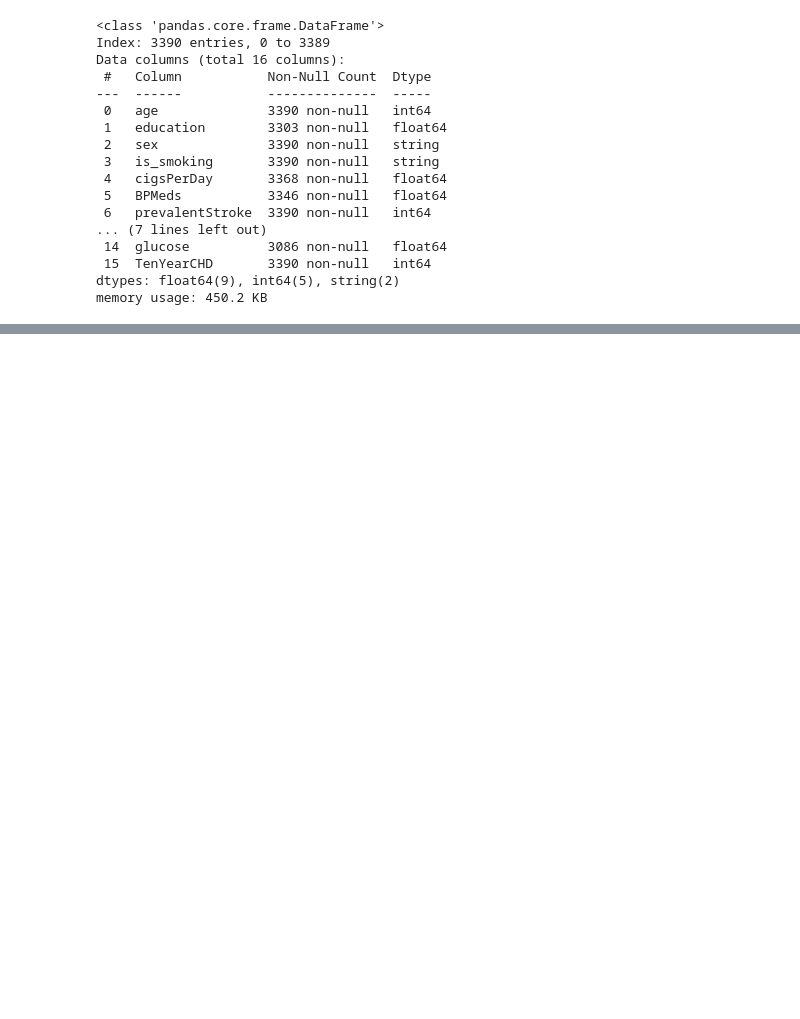
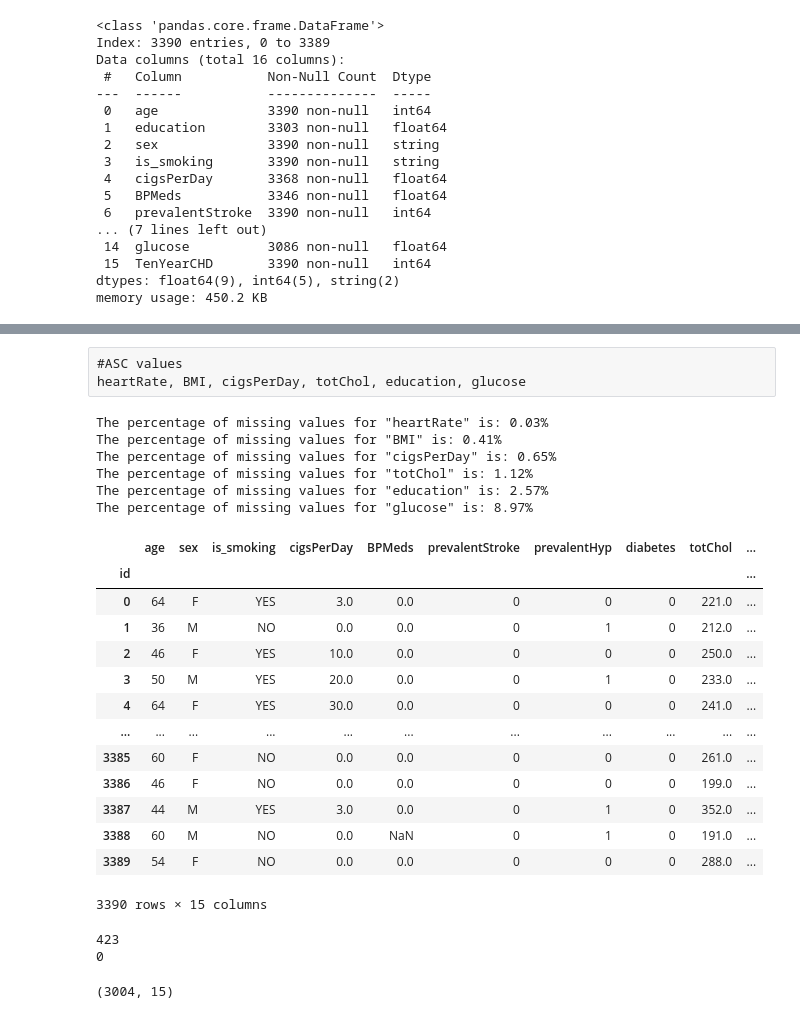
Before and after one commit to martingetzel/TPI-IA-2023, a Jupyter notebook: proyecto/NotebookBase.ipynb, the cells around one changed output, grey strips where cells are left out. Saved outputs shown, nothing was run; the diff lists cells and outputs as text; code cells hidden in the pictures; blank space fills up the shorter version.

```diff
--- a/proyecto/NotebookBase.ipynb
+++ b/proyecto/NotebookBase.ipynb
@@ -94,0 +101,3 @@ memory usage: 450.2 KB
+# %% [raw]
+#ASC values
+heartRate, BMI, cigsPerDay, totChol, education, glucose
@@ -94,0 +119,39 @@ memory usage: 450.2 KB
+# %%
+list_cols = ['heartRate', 'BMI', 'cigsPerDay', 'totChol', 'education', 'glucose']
+for c in list_cols:
+    perc_mv_glucose = round(perc_mv(df, f'{c}'), 2)
+    print(f'The percentage of missing values for "{c}" is: {perc_mv_glucose}%') #esto se puede hacer más lindo como tabla
+# %% [output]
+The percentage of missing values for "heartRate" is: 0.03%
+The percentage of missing values for "BMI" is: 0.41%
+The percentage of missing values for "cigsPerDay" is: 0.65%
+The percentage of missing values for "totChol" is: 1.12%
+The percentage of missing values for "education" is: 2.57%
+The percentage of missing values for "glucose" is: 8.97%
+# %%
+df = df.drop(['education'], axis=1) # no sirve para nada
+df
+# %% [output]
+|  | age | sex | is_smoking | cigsPerDay | BPMeds | prevalentStroke | prevalentHyp | diabetes | totChol | ... |
+| id |  |  |  |  |  |  |  |  |  | ... |
+| 0 | 64 | F | YES | 3.0 | 0.0 | 0 | 0 | 0 | 221.0 | ... |
+| 1 | 36 | M | NO | 0.0 | 0.0 | 0 | 1 | 0 | 212.0 | ... |
+| 2 | 46 | F | YES | 10.0 | 0.0 | 0 | 0 | 0 | 250.0 | ... |
+| 3 | 50 | M | YES | 20.0 | 0.0 | 0 | 1 | 0 | 233.0 | ... |
+| 4 | 64 | F | YES | 30.0 | 0.0 | 0 | 0 | 0 | 241.0 | ... |
+| ... | ... | ... | ... | ... | ... | ... | ... | ... | ... | ... |
+| 3385 | 60 | F | NO | 0.0 | 0.0 | 0 | 0 | 0 | 261.0 | ... |
+| 3386 | 46 | F | NO | 0.0 | 0.0 | 0 | 0 | 0 | 199.0 | ... |
+| 3387 | 44 | M | YES | 3.0 | 0.0 | 0 | 1 | 0 | 352.0 | ... |
+| 3388 | 60 | M | NO | 0.0 | NaN | 0 | 1 | 0 | 191.0 | ... |
+| 3389 | 54 | F | NO | 0.0 | 0.0 | 0 | 0 | 0 | 288.0 | ... |
+3390 rows × 15 columns
+# %%
+print(df.isnull().sum().sum())
+df=df.dropna()
+print(df.isnull().sum().sum())
+df.shape #REVEERLO buscar manera de balancear los datos
+# %% [output]
+423
+0
+(3004, 15)
```
Also changed, not shown: parts of 15 cells of this notebook, 1 other file.
